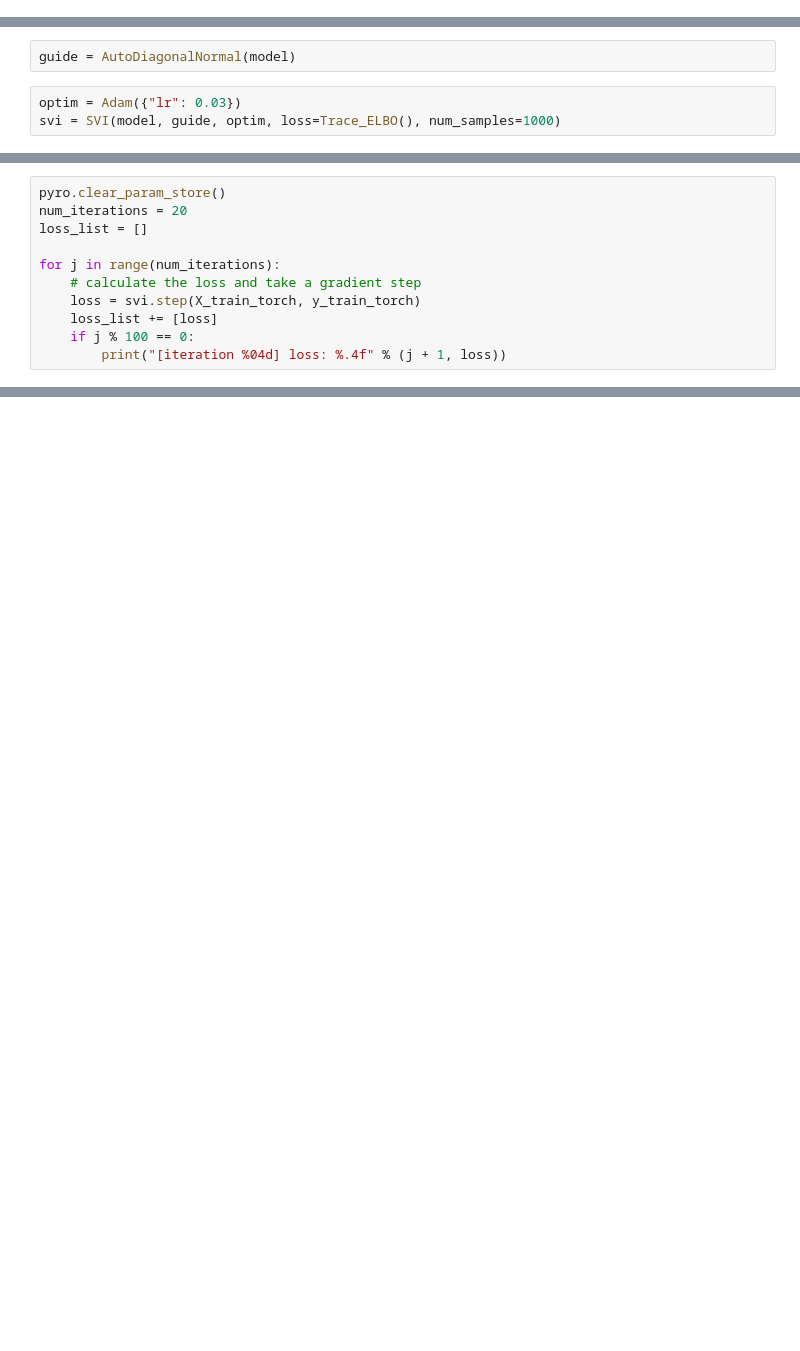
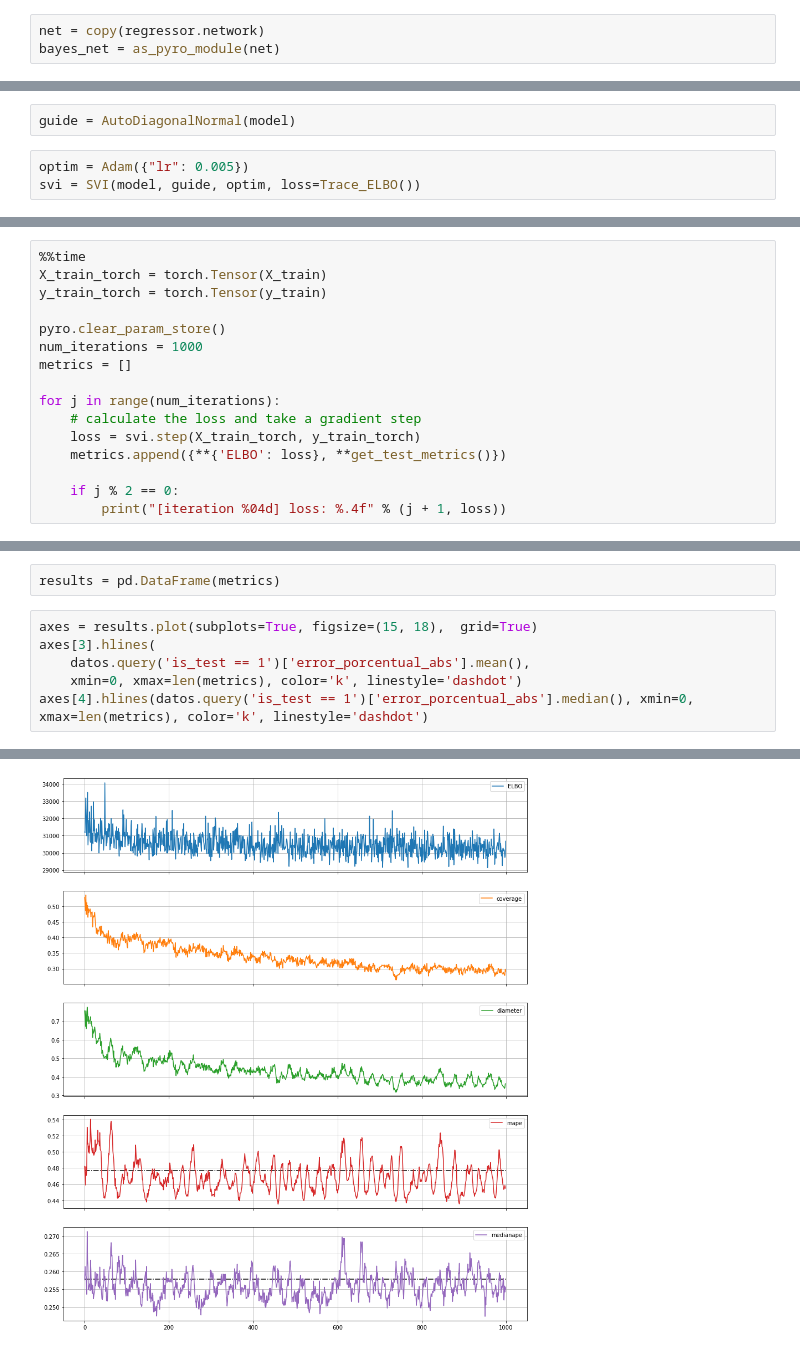
Before and after one commit to miloiturra/esi2019-modelos, a Jupyter notebook: notebooks/tabnet.ipynb, the cells around one changed output, grey strips where cells are left out. Saved outputs shown, nothing was run; the diff lists cells and outputs as text; blank space fills up the shorter version.

Commit message:
bayesian tabnet model training

```diff
--- a/notebooks/tabnet.ipynb
+++ b/notebooks/tabnet.ipynb
@@ -310,2 +239,5 @@ bayesian_weights
+# %%
+net = copy(regressor.network)
+bayes_net = as_pyro_module(net)
 # %%
 batch_size = 1000
@@ -371,5 +292,5 @@ tensor([-0.1405,  0.5176, -0.3254,  ...,  0.9942,  1.0050, -0.4329],
 # %%
 guide = AutoDiagonalNormal(model)
 # %%
-optim = Adam({"lr": 0.03})
-svi = SVI(model, guide, optim, loss=Trace_ELBO(), num_samples=1000)
+optim = Adam({"lr": 0.005})
+svi = SVI(model, guide, optim, loss=Trace_ELBO())
@@ -379,12 +297,17 @@ y_train_torch = torch.Tensor(y_train)
 # %%
+%%time
+X_train_torch = torch.Tensor(X_train)
+y_train_torch = torch.Tensor(y_train)
+
 pyro.clear_param_store()
-num_iterations = 20
-loss_list = []
+num_iterations = 1000
+metrics = []
 
 for j in range(num_iterations):
     # calculate the loss and take a gradient step
     loss = svi.step(X_train_torch, y_train_torch)
-    loss_list += [loss]
-    if j % 100 == 0:
+    metrics.append({**{'ELBO': loss}, **get_test_metrics()})
+
+    if j % 2 == 0:
         print("[iteration %04d] loss: %.4f" % (j + 1, loss))
 # %% [output]
@@ -414,0 +331,9 @@ KeyboardInterrupt:
+# %%
+results = pd.DataFrame(metrics)
+# %%
+axes = results.plot(subplots=True, figsize=(15, 18),  grid=True)
+axes[3].hlines(
+    datos.query('is_test == 1')['error_porcentual_abs'].mean(),
+    xmin=0, xmax=len(metrics), color='k', linestyle='dashdot')
+axes[4].hlines(datos.query('is_test == 1')['error_porcentual_abs'].median(), xmin=0, xmax=len(metrics), color='k', linestyle='dashdot')
+# %% [output]
@@ -414,0 +341 @@ KeyboardInterrupt:
+[figure, added]
```
Also changed, not shown: parts of 40 cells of this notebook.
